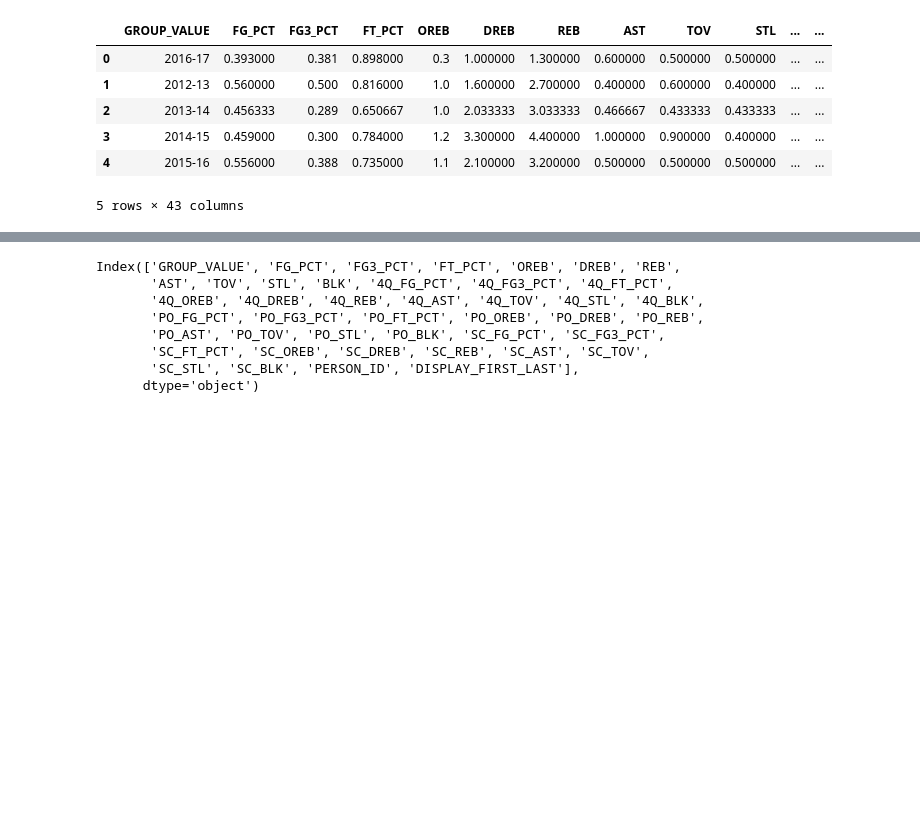
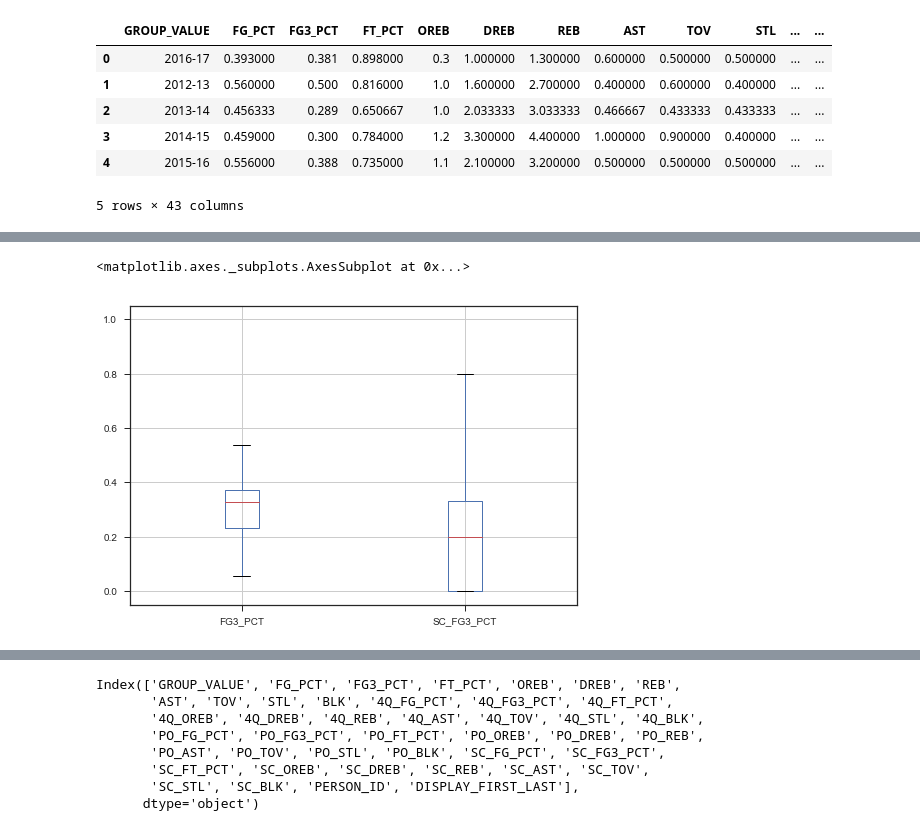
Before and after one commit to Zhuaggy/Nba_clutch, a Jupyter notebook: Notebooks/General comparisons.ipynb, the cells around one changed output, grey strips where cells are left out. Drawn from its saved outputs; the diff is of its cells as text; code cells hidden in the pictures; blank space fills up the shorter version.

```diff
--- a/Notebooks/General comparisons.ipynb
+++ b/Notebooks/General comparisons.ipynb
@@ -93,5 +102,7 @@ Shot Clock Low Field Goal Percentage mean: 0.33002233677
 # %%
 print('Regular 3 point percentage mean: ' + str(df[df['GROUP_VALUE'] == '2016-17']['FG3_PCT'].mean()))
 print('Shot clock low field goal percentage mean: ' + str(df[df['GROUP_VALUE'] == '2016-17']['SC_FG3_PCT'].mean()))
+
+df[df['GROUP_VALUE'] == '2016-17'].boxplot(['FG3_PCT','SC_FG3_PCT'])
 # %% [output]
 Regular 3 point percentage mean: 0.276814986282579
@@ -99,3 +110,5 @@ Shot clock low field goal percentage mean: 0.212512199313
+<matplotlib.axes._subplots.AxesSubplot at 0x...>
+[figure, added]
 # %%
 print('Regular free throw percentage mean: ' + str(df[df['GROUP_VALUE'] == '2016-17']['FT_PCT'].mean()))
 print('Playoff free throw percentage mean: ' + str(df[df['GROUP_VALUE'] == '2016-17']['PO_FT_PCT'].mean()))
```
Also changed, not shown: parts of 51 cells of this notebook, 3 other files.
